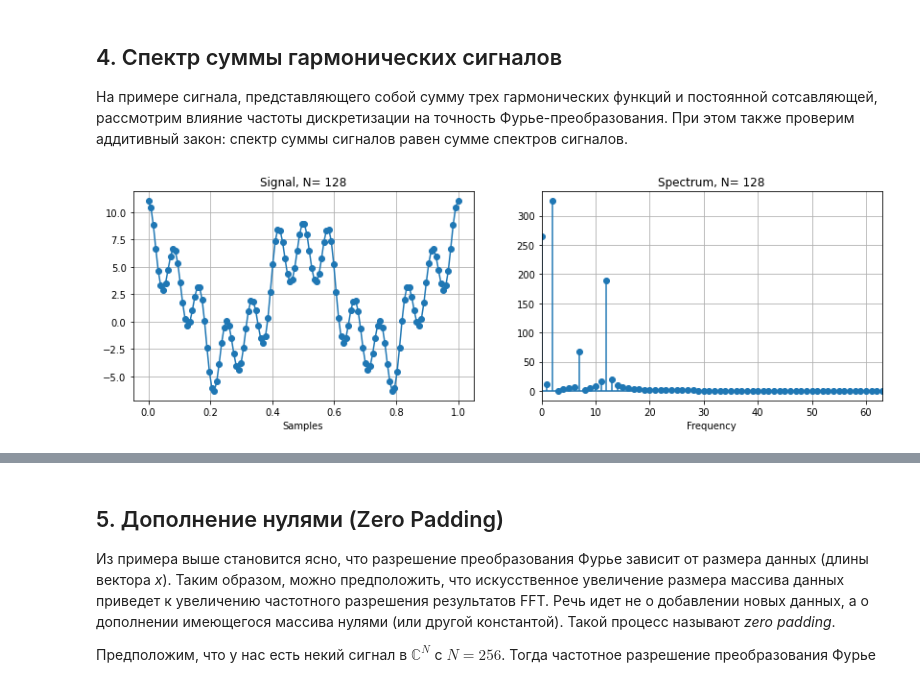
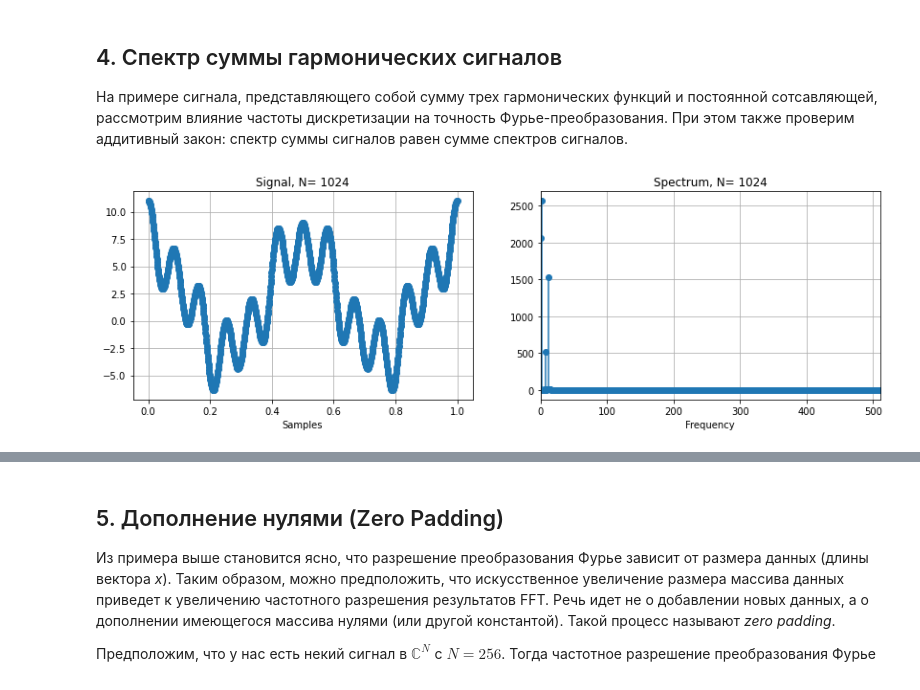
Before and after one commit to forsp/dig_proc_lect, a Jupyter notebook: fft_gc.ipynb, the cells around one changed output, grey strips where cells are left out. Drawn from its saved outputs; the diff is of its cells as text; code cells hidden in the pictures.

```diff
--- a/fft_gc.ipynb
+++ b/fft_gc.ipynb
@@ -191,29 +192,29 @@ plt.xlabel('Frequency');
 
 На примере сигнала, представляющего собой сумму трех гармонических функций и постоянной сотсавляющей, рассмотрим влияние частоты дискретизации на точность Фурье-преобразования. При этом также проверим аддитивный закон: спектр суммы сигналов равен сумме спектров сигналов.
 # %%
-N1 = 128
+N1 = 1024
 t1 = np.linspace(0, 1, N1)
 
 #  Задаем амплитуды и частоты
 f1, f2, f3 = 2, 7, 12
 A, A1, A2, A3 = 2, 5, 1, 3
 
 # Сам сигнал
 x1 = A + A1 * np.cos(2*np.pi*f1*t1) + A2 * np.cos(2*np.pi*f2*t1) + A3 * np.cos(2*np.pi*f3*t1)
 
 # Рассчитываем быстрое преобразование Фурье
 X1 = np.fft.fft(x1)
 
 plt.subplot(1,2,1);
 plt.title('Signal, N= %i' %N1)
 plt.plot(t1,x1,linestyle='-',marker='o')
 plt.xlabel('Samples')
 plt.grid()
 plt.subplot(1,2,2)
 plt.stem(abs(X1), use_line_collection=True, basefmt='C0')
 plt.xlim([0, N1//2-1]) #выводим половину коэффициентов разложения
 plt.title('Spectrum, N= %i' %N1)
 plt.xlabel('Frequency');
 plt.grid()
 # %% [output]
-[figure, old version]
+[figure, new version]
```
Also changed, not shown: parts of 7 cells of this notebook.
